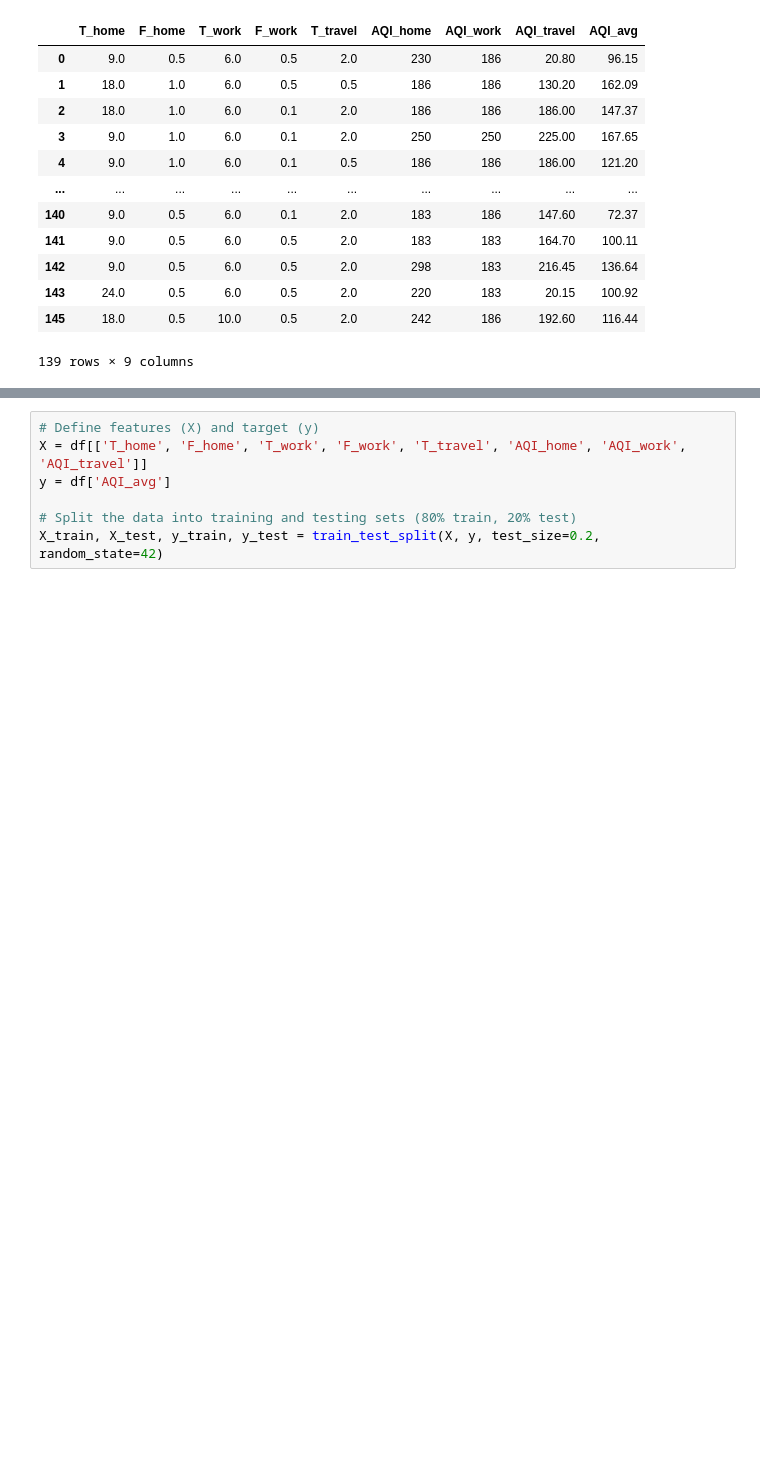
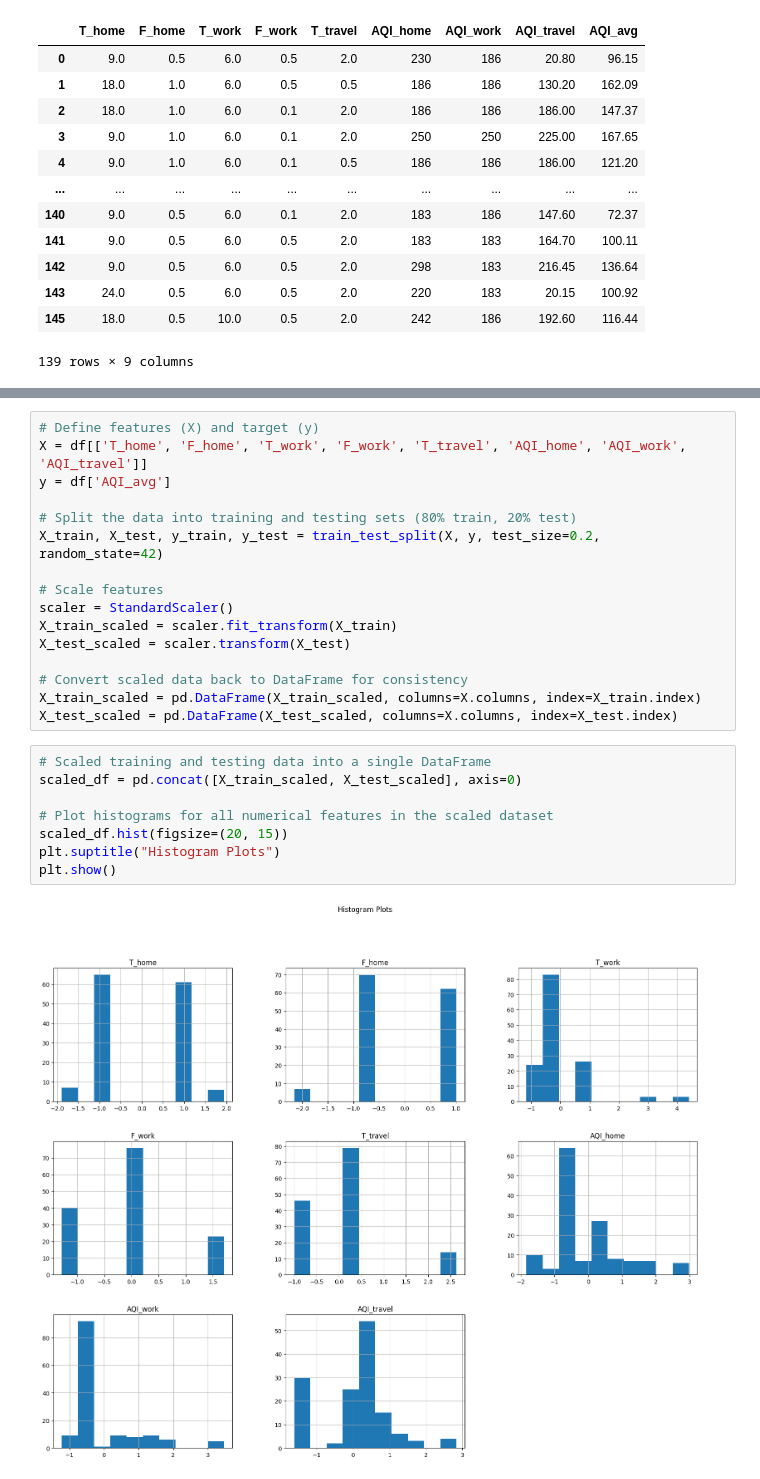
Before and after one commit to Wrudra/AirAwareDhaka, a Jupyter notebook: airawaredhaka.ipynb, the cells around one changed output, grey strips where cells are left out. Saved outputs shown, nothing was run; the diff lists cells and outputs as text; blank space fills up the shorter version.

```diff
--- a/airawaredhaka.ipynb
+++ b/airawaredhaka.ipynb
@@ -340,3 +352,22 @@ y = df['AQI_avg']
 
 # Split the data into training and testing sets (80% train, 20% test)
 X_train, X_test, y_train, y_test = train_test_split(X, y, test_size=0.2, random_state=42)
+
+# Scale features
+scaler = StandardScaler()
+X_train_scaled = scaler.fit_transform(X_train)
+X_test_scaled = scaler.transform(X_test)
+
+# Convert scaled data back to DataFrame for consistency
+X_train_scaled = pd.DataFrame(X_train_scaled, columns=X.columns, index=X_train.index)
+X_test_scaled = pd.DataFrame(X_test_scaled, columns=X.columns, index=X_test.index)
+# %%
+# Scaled training and testing data into a single DataFrame
+scaled_df = pd.concat([X_train_scaled, X_test_scaled], axis=0)
+
+# Plot histograms for all numerical features in the scaled dataset
+scaled_df.hist(figsize=(20, 15))
+plt.suptitle("Histogram Plots")
+plt.show()
+# %% [output]
+[figure, added]
```
Also changed, not shown: parts of 9 cells of this notebook.
